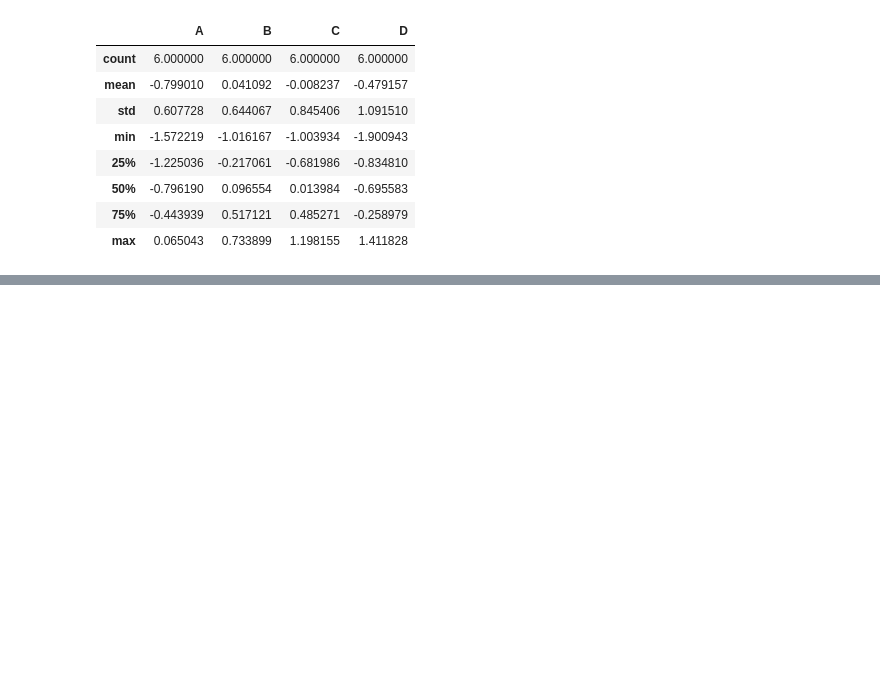
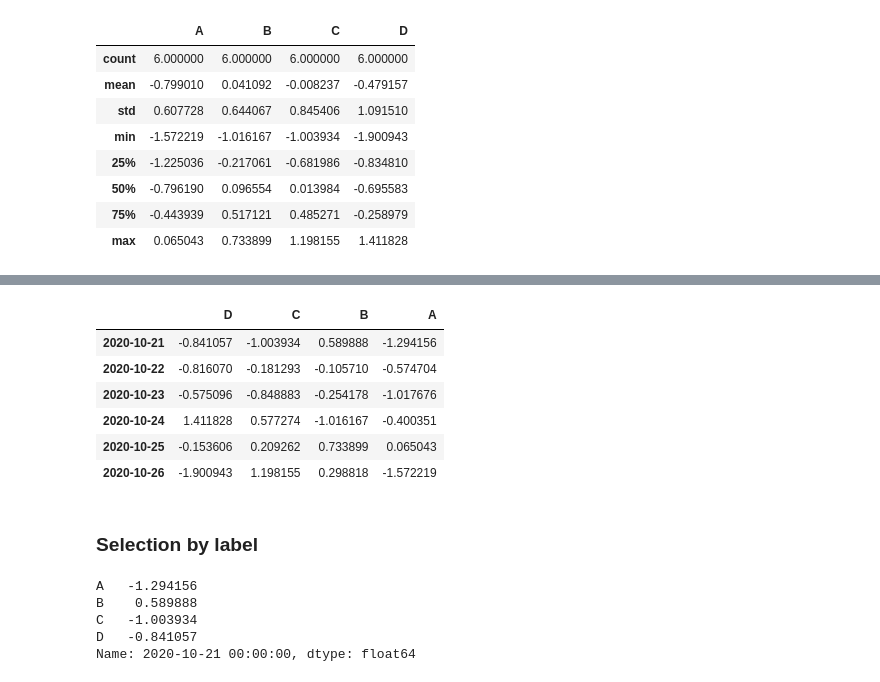
Before and after one commit to Rainbowpen/AI_and_security_2020, a Jupyter notebook: 20201021_pandas_in_ten_min.ipynb, the cells around one changed output, grey strips where cells are left out. Saved outputs shown, nothing was run; the diff lists cells and outputs as text; code cells hidden in the pictures; blank space fills up the shorter version.

```diff
--- a/20201021_pandas_in_ten_min.ipynb
+++ b/20201021_pandas_in_ten_min.ipynb
@@ -130,0 +143,20 @@ df.describe()
+# %%
+df.sort_index(axis=1, ascending=False)
+# %% [output]
+|  | D | C | B | A |
+| 2020-10-21 | -0.841057 | -1.003934 | 0.589888 | -1.294156 |
+| 2020-10-22 | -0.816070 | -0.181293 | -0.105710 | -0.574704 |
+| 2020-10-23 | -0.575096 | -0.848883 | -0.254178 | -1.017676 |
+| 2020-10-24 | 1.411828 | 0.577274 | -1.016167 | -0.400351 |
+| 2020-10-25 | -0.153606 | 0.209262 | 0.733899 | 0.065043 |
+| 2020-10-26 | -1.900943 | 1.198155 | 0.298818 | -1.572219 |
+# %% [markdown]
+### Selection by label
+# %%
+df.loc[dates[0]]
+# %% [output]
+A   -1.294156
+B    0.589888
+C   -1.003934
+D   -0.841057
+Name: 2020-10-21 00:00:00, dtype: float64
```
Also changed, not shown: parts of 20 cells of this notebook.
